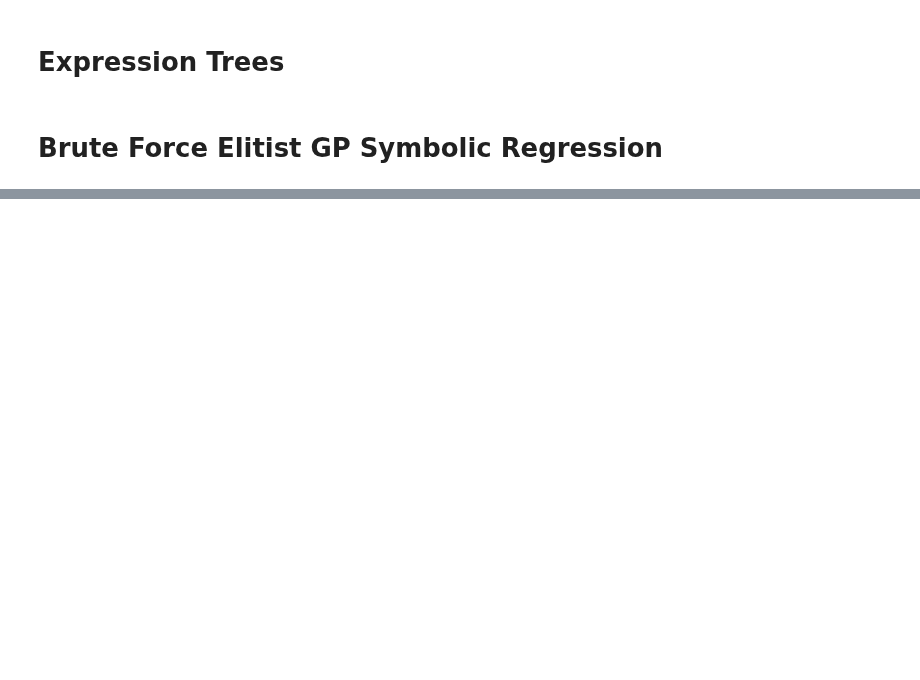
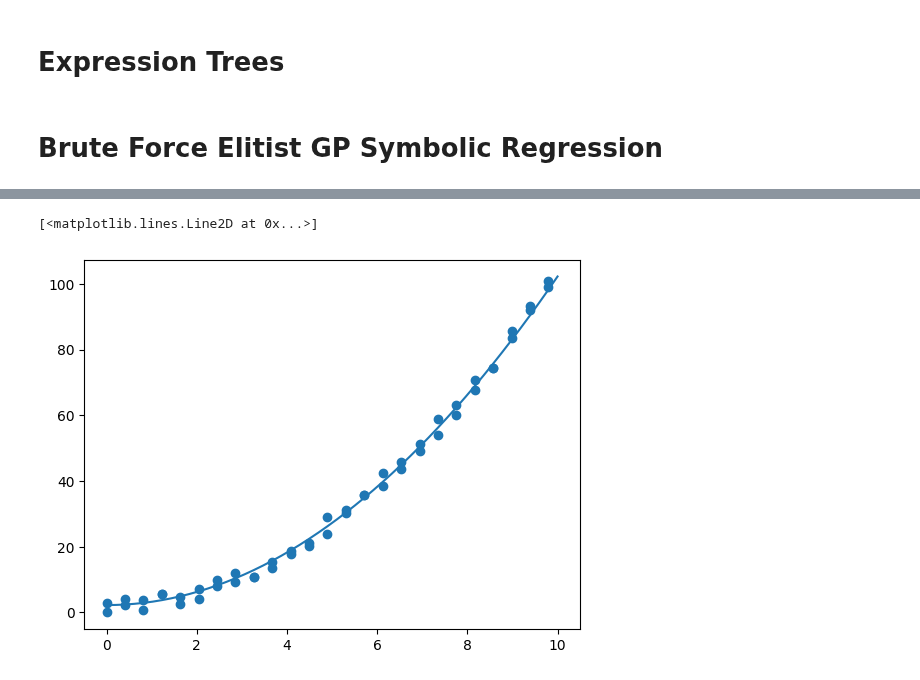
Before and after one commit to Guilherme-Ataliba/CSOWP-Symbolic-Regression, a Jupyter notebook: CSOWP_SR.ipynb, the cells around one changed output, grey strips where cells are left out. Drawn from its saved outputs; the diff is of its cells as text; code cells hidden in the pictures; blank space fills up the shorter version.

Commit message:
simple plot

```diff
--- a/CSOWP_SR.ipynb
+++ b/CSOWP_SR.ipynb
@@ -793,6 +813,6 @@ class SymbolicRegression():
 # %%
 SR = SymbolicRegression(10, max_expression_size=3)
-SR.fit(np.c_[X], y, feature_names = ["x", "y"])
+SR.fit(np.c_[X[:, 0]], y, feature_names = ["x"])
 tree = SR.generate_expr(2)
 
 display(tree.visualize_tree())
@@ -807,3 +827,15 @@ output_expr = SR.predict()
 output_expr.visualize_tree()
 # %% [output]
 [drawing not drawn]
+# %%
+def func(x):
+    return x**2 + np.exp(0.813)
+# %%
+X_plot = np.linspace(0, 10)
+y_plot = func(X_plot)
+
+plt.scatter(X[:, 0], y)
+plt.plot(X_plot, y_plot)
+# %% [output]
+[<matplotlib.lines.Line2D at 0x...>]
+[figure, added]
```
Also changed, not shown: parts of 3 cells of this notebook, 1 other file.
